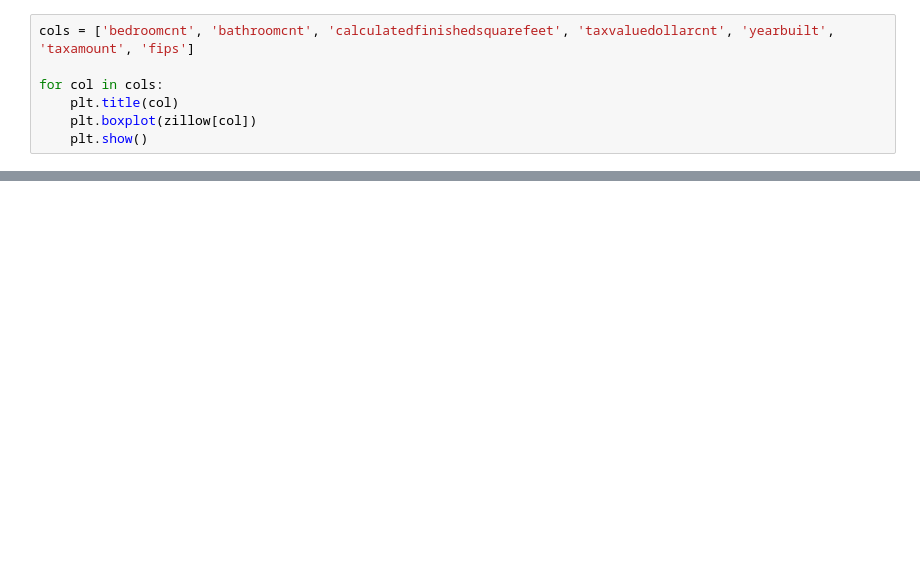
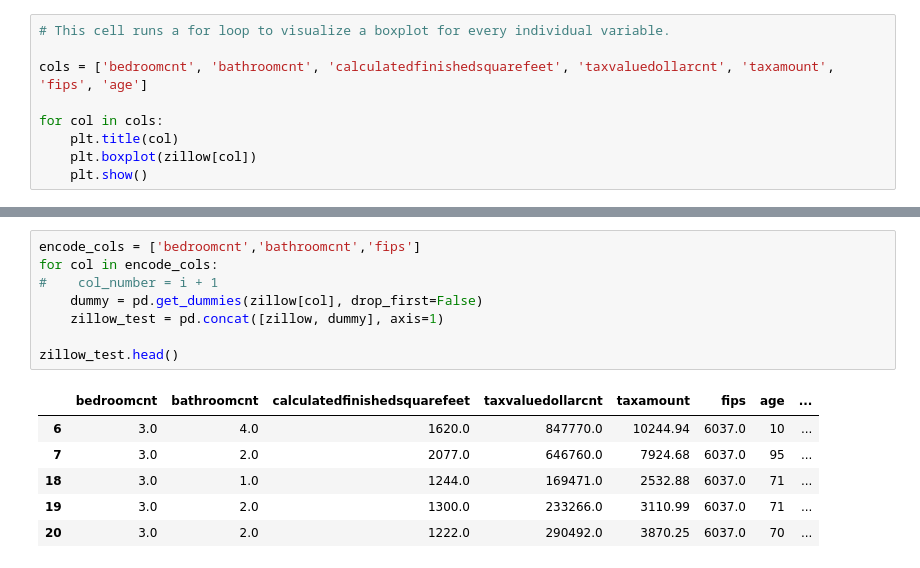
Before and after one commit to brianclements03/regression_exercises, a Jupyter notebook: wrangle.ipynb, the cells around one changed output, grey strips where cells are left out. Saved outputs shown, nothing was run; the diff lists cells and outputs as text; blank space fills up the shorter version.

```diff
--- a/wrangle.ipynb
+++ b/wrangle.ipynb
@@ -120,5 +101,7 @@ for i, col in enumerate(cols):
 # %%
-cols = ['bedroomcnt', 'bathroomcnt', 'calculatedfinishedsquarefeet', 'taxvaluedollarcnt', 'yearbuilt', 'taxamount', 'fips']
+# This cell runs a for loop to visualize a boxplot for every individual variable.
+
+cols = ['bedroomcnt', 'bathroomcnt', 'calculatedfinishedsquarefeet', 'taxvaluedollarcnt', 'taxamount', 'fips', 'age']
 
 for col in cols:
     plt.title(col)
@@ -143,0 +148,15 @@ zillow.head()
+# %%
+encode_cols = ['bedroomcnt','bathroomcnt','fips']
+for col in encode_cols:
+#    col_number = i + 1
+    dummy = pd.get_dummies(zillow[col], drop_first=False)
+    zillow_test = pd.concat([zillow, dummy], axis=1)
+
+zillow_test.head()
+# %% [output]
+|  | bedroomcnt | bathroomcnt | calculatedfinishedsquarefeet | taxvaluedollarcnt | taxamount | fips | age | ... |
+| 6 | 3.0 | 4.0 | 1620.0 | 847770.0 | 10244.94 | 6037.0 | 10 | ... |
+| 7 | 3.0 | 2.0 | 2077.0 | 646760.0 | 7924.68 | 6037.0 | 95 | ... |
+| 18 | 3.0 | 1.0 | 1244.0 | 169471.0 | 2532.88 | 6037.0 | 71 | ... |
+| 19 | 3.0 | 2.0 | 1300.0 | 233266.0 | 3110.99 | 6037.0 | 71 | ... |
+| 20 | 3.0 | 2.0 | 1222.0 | 290492.0 | 3870.25 | 6037.0 | 70 | ... |
```
Also changed, not shown: parts of 17 cells of this notebook, 1 other file.
